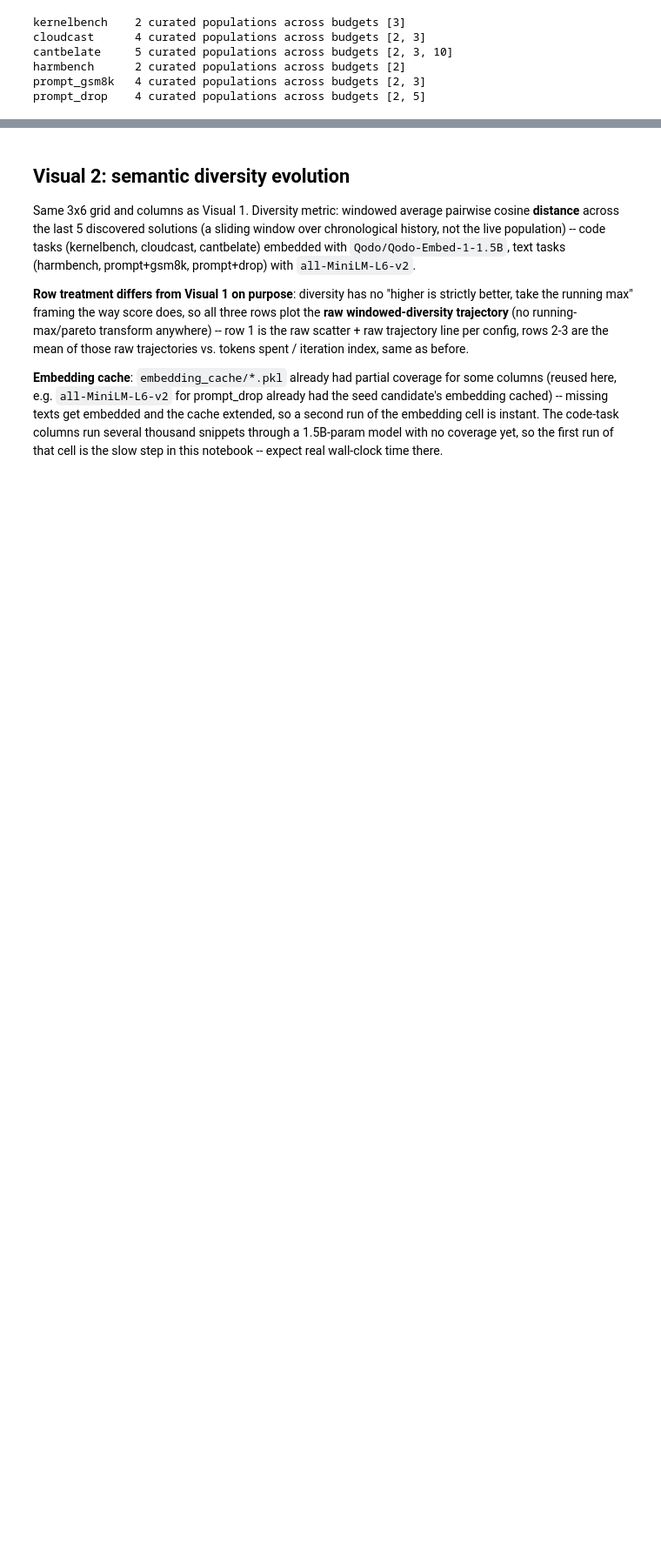
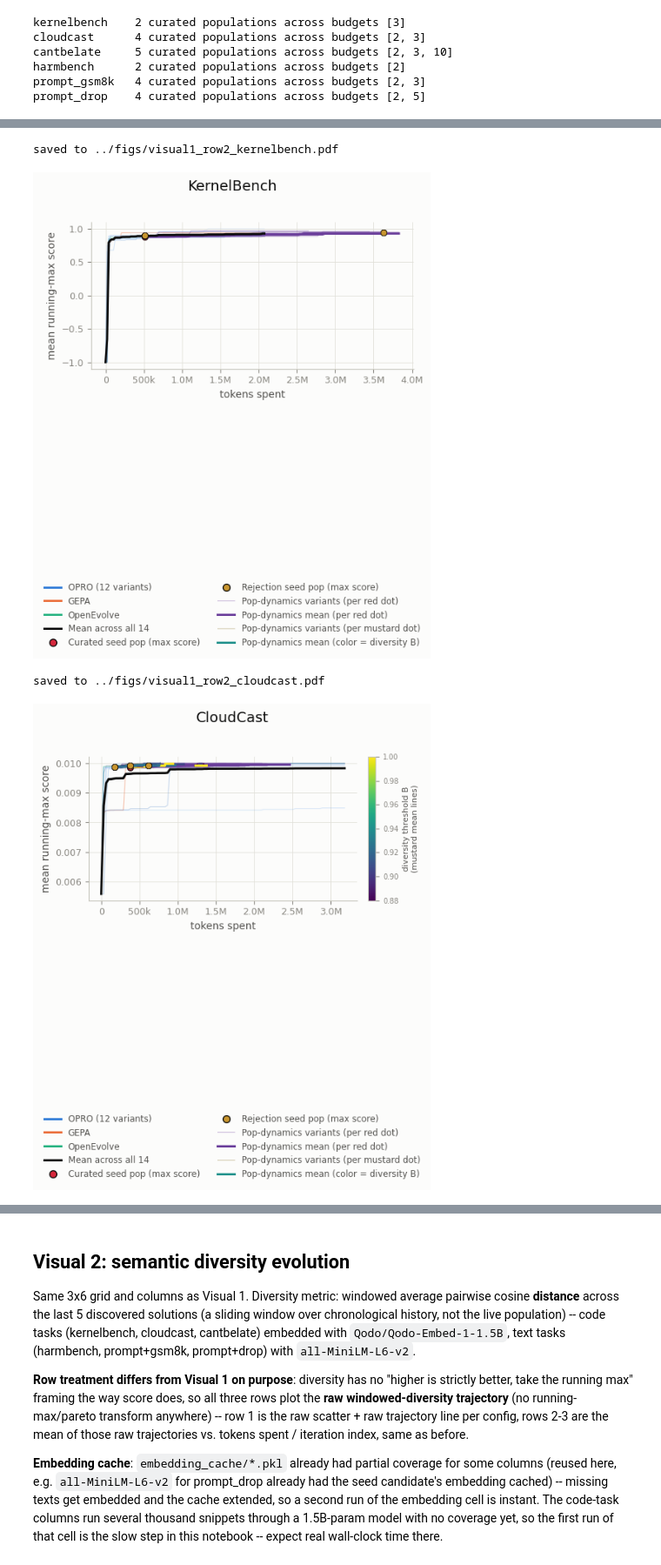
Before and after one commit to msakarvadia/llm_optimizer, a Jupyter notebook: notebooks/general_rollout.ipynb, the cells around one changed output, grey strips where cells are left out. Shown at 87% size. Saved outputs shown, nothing was run; the diff lists cells and outputs as text; code cells hidden in the pictures; blank space fills up the shorter version.

```diff
--- a/notebooks/general_rollout.ipynb
+++ b/notebooks/general_rollout.ipynb
@@ -142,6 +173,10 @@ for dirname in sorted(os.listdir(EXPERIMENT_DIR)):
     optimizer_name, task_name, column_key, mutator, sampling_strategy = (
         parse_run_dir(dirname)
     )
+    # see TASK_INFERENCE_MODEL_FILTER above -- prompt now has 3 inference-
+    # model variants on disk per (task, dataset); pin to gemma-4B.
+    if not inference_model_ok(dirname, task_name):
+        continue
     # opro contributes 12 sub-variants (sampling_strategy x mutator); keep
     # them distinguishable rather than collapsing to 'opro'. gepa/
     # open_evolve don't read mutator/sampling_strategy, so leave those as
@@ -355,7 +408,8 @@ def compute_cost_tokens(
     """(total_cost_tokens, num_trajectories_pooled) for this task's opro pool
     through iteration `budget`. total_cost_tokens sums cumulative_tokens_spent
     across every opro_* general_rollout run dir for that task (and, for
-    prompt, that `dataset` benchmark) -- same definition as the curation
+    prompt, that `dataset` benchmark, pinned to gemma-4B -- see
+    TASK_INFERENCE_MODEL_FILTER) -- same definition as the curation
     notebook's load_pool_from_opro_runs_by_budget, reimplemented here since
     that notebook doesn't persist its computed cost anywhere on disk.
     num_trajectories_pooled is just len(run_dirs) -- how many independent
@@ -367,6 +421,7 @@ def compute_cost_tokens(
     run_dirs = glob.glob(os.path.join(EXPERIMENT_DIR, f'opro_*_{task_token}_*/'))
     if dataset is not None:
         run_dirs = [d for d in run_dirs if d.rstrip('/').endswith(f'_{dataset}')]
+    run_dirs = [d for d in run_dirs if inference_model_ok(d, task_token)]
     total_cost_tokens = 0
     for run_dir in run_dirs:
         bank_path = os.path.join(run_dir, 'long_running_solution_bank.json')
@@ -448,6 +503,14 @@ same bounded-substring way; reused as-is since population_dynamics' extra
 embedded-path tokens don't collide with the mutator/sampling_strategy
 vocab it searches for (verified: none of 'budget_N'/'Row_i_Col_j'/task
 names contain a bounded '_DE_'/'_GA_'/'_wheel_'/etc. substring).
+
+NOTE: this flattened-dirname matching only applies to red dots curated
+under curated_initial_populations_by_iter_budget/ (the ones this cell
+handles) -- main.py has since stopped flattening init_population_path
+into the parent dirname (NAME_MAX fix) for newer runs seeded from
+curated_initial_populations_tournament_rejection/, which instead mirror
+it as real nested subdirectories. See the rejection-overlay cell below
+(after the mustard-dot loader) for that scheme's own matcher.
 
 Seed handling (confirmed with the user): don't plot the copied-in seed
 solutions themselves. Running max is computed over the FULL bank (seeds +
@@ -482,6 +545,7 @@ def find_population_dynamics_runs(column_key: str, source_path: str) -> dict[str
     candidates = glob.glob(os.path.join(POP_DYNAMICS_DIR, f'opro_*_{task_token}_*/'))
     if dataset is not None:
         candidates = [d for d in candidates if d.rstrip('/').endswith(f'_{dataset}')]
+    candidates = [d for d in candidates if inference_model_ok(d, task_token)]
     runs = {}
     for run_dir in candidates:
         dirname = os.path.basename(run_dir.rstrip('/'))
@@ -923,0 +1264,56 @@ saved to ../figs/visual1_score_evolution.pdf
+# %%
+"""Standalone per-task figures: row 2 (mean running-max vs tokens spent) only.
+
+Same panel as the combined figure's row 2, pulled out one task at a time
+into its own single-axis figure -- e.g. for a slide/paper figure that
+doesn't need the full 3x6 grid. Calls plot_score_vs_tokens_panel directly
+(defined above, shared with the combined figure's row 2) so styling/colors/
+overlays/z-order/extent behavior can't drift between the two. Reuses the
+combined figure's own `legend_handles` list (built in the cell above,
+after every overlay color is defined) and `FIGS_DIR` (same save location).
+
+Diversity colorbar: plot_score_vs_tokens_panel returns a ScalarMappable
+whenever this column drew any rejection-seed mean lines -- attached here
+as a real colorbar (there's room, unlike the cramped 3x6 grid) so the
+mustard mean lines' color-by-diversity-threshold-B encoding is actually
+readable, not just relatively comparable.
+"""
+
+for column_key in COLUMN_ORDER:
+    fig, ax = plt.subplots(figsize=(5.5, 4.5), facecolor=SURFACE)
+    diversity_mappable = plot_score_vs_tokens_panel(ax, column_key)
+
+    ax.xaxis.set_major_formatter(tokens_fmt)
+    ax.set_xlabel('tokens spent', color=INK_SECONDARY, fontsize=10)
+    ax.set_ylabel('mean running-max score', color=INK_SECONDARY, fontsize=10)
+    ax.tick_params(colors=INK_MUTED, labelsize=9)
+    for spine in ax.spines.values():
+        spine.set_color(BASELINE)
+    ax.spines['top'].set_visible(False)
+    ax.spines['right'].set_visible(False)
+    ax.grid(color=GRIDLINE, linewidth=0.6)
+    ax.set_axisbelow(True)
+
+    if diversity_mappable is not None:
+        cbar = fig.colorbar(diversity_mappable, ax=ax, fraction=0.046, pad=0.04)
+        cbar.set_label('diversity threshold B\n(mustard mean lines)', color=INK_SECONDARY, fontsize=8)
+        cbar.ax.tick_params(colors=INK_MUTED, labelsize=7)
+        cbar.outline.set_edgecolor(BASELINE)
+
+    fig.legend(
+        handles=legend_handles, loc='lower center', ncol=2,
+        frameon=False, labelcolor=INK_SECONDARY, fontsize=8.5,
+        bbox_to_anchor=(0.5, -0.42),
+    )
+    fig.suptitle(COLUMN_TITLES[column_key], color=INK_PRIMARY, fontsize=14, y=1.02)
+    fig.tight_layout(rect=(0, 0.32, 1, 1))
+
+    out_path = os.path.join(FIGS_DIR, f'visual1_row2_{column_key}.pdf')
+    fig.savefig(out_path, bbox_inches='tight')
+    print(f'saved to {out_path}')
+    plt.show()
+# %% [output]
+saved to ../figs/visual1_row2_kernelbench.pdf
+[figure, added]
+saved to ../figs/visual1_row2_cloudcast.pdf
+[figure, added]
```
Also changed, not shown: parts of 20 cells of this notebook.
